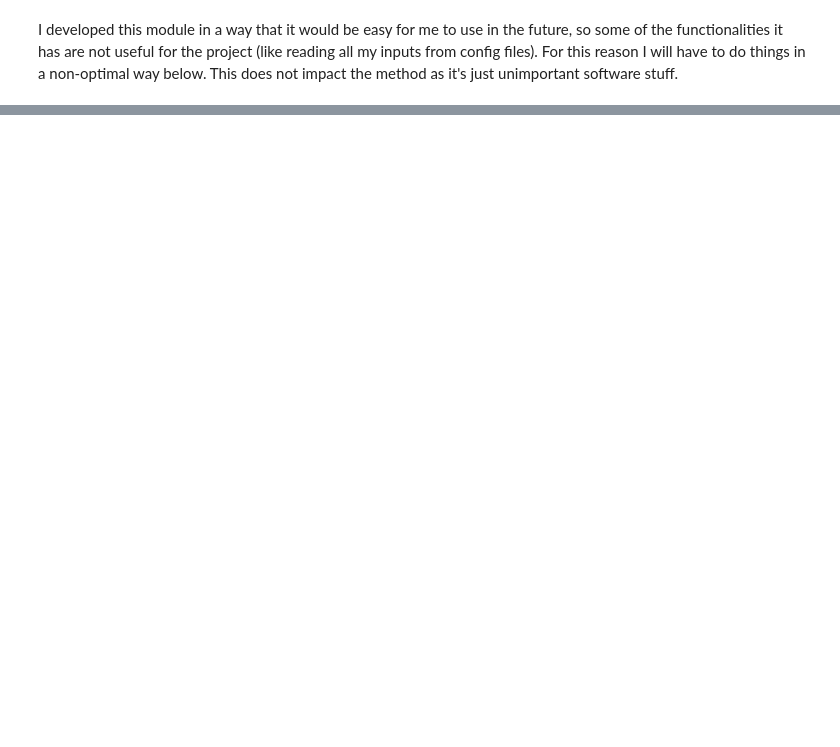
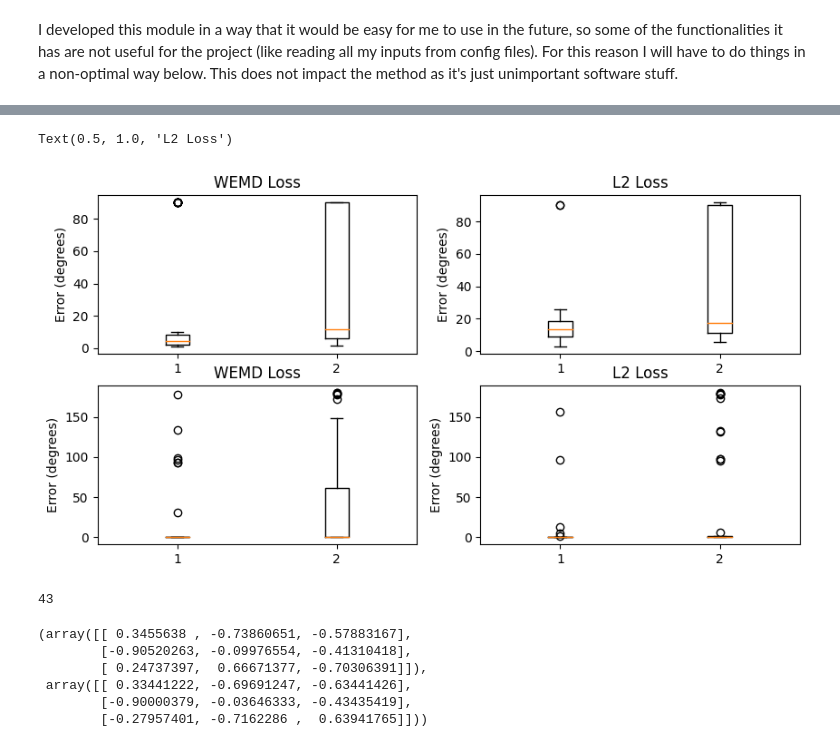
Before and after one commit to DSilva27/snds_631_finalproject_DSilva, a Jupyter notebook: report_results/report_figures.ipynb, the cells around one changed output, grey strips where cells are left out. Cells and saved outputs as stored; diff of their text form; code cells hidden in the pictures; blank space fills up the shorter version.

Commit message:
implement code for generating figures

```diff
--- a/report_results/report_figures.ipynb
+++ b/report_results/report_figures.ipynb
@@ -243,0 +82,54 @@ results = run_align_test(vol_fnames, n_iter, config, param_setups)
+# %%
+error_optim_wemd = []
+error_optim_l2 = []
+error_refin_wemd = []
+error_refin_l2 = []
+
+for i in range(results_refine["true_mtx"].shape[1]):
+
+    true_mtx = results_refine["true_mtx"][0, i]
+    optim_mtx_wemd = results_refine["optim_max_wemd"][0, i]
+    refin_mtx_wemd = results_refine["refin_max_wemd"][0, i]
+    optim_mtx_l2 = results_refine["optim_max_l2"][0, i]
+    refin_mtx_l2 = results_refine["refin_max_l2"][0, i]
+
+    error_optim_wemd.append(np.linalg.norm(true_mtx - optim_mtx_wemd, axis=(1, 2), ord=2))
+    error_refin_wemd.append(np.linalg.norm(true_mtx - refin_mtx_wemd, axis=(1, 2), ord=2))
+    error_optim_l2.append(np.linalg.norm(true_mtx -optim_mtx_l2, axis=(1, 2), ord=2))
+    error_refin_l2.append(np.linalg.norm(true_mtx -refin_mtx_l2, axis=(1, 2), ord=2))
+# %%
+import matplotlib.pyplot as plt
+
+fig, ax = plt.subplots(2, 2, figsize=(10, 5))
+
+ax[0, 0].boxplot(error_optim_wemd)
+#ax[0].set_xticklabels(["P1", "P2"])
+ax[0, 0].set_ylabel("Error (degrees)")
+ax[0, 0].set_title("WEMD Loss")
+
+ax[0, 1].boxplot(error_optim_l2)
+#ax[1].set_xticklabels(["P1", "P2"])
+ax[0, 1].set_ylabel("Error (degrees)")
+ax[0, 1].set_title("L2 Loss")
+
+ax[1, 0].boxplot(error_refin_wemd)
+#ax[0].set_xticklabels(["P1", "P2"])
+ax[1, 0].set_ylabel("Error (degrees)")
+ax[1, 0].set_title("WEMD Loss")
+ax[1, 1].boxplot(error_refin_l2)
+
+#ax[1].set_xticklabels(["P1", "P2"])
+ax[1, 1].set_ylabel("Error (degrees)")
+ax[1, 1].set_title("L2 Loss")
+
+# ax[0, 0].set_ylim([0.0, 5.0])
+# ax[0, 1].set_ylim([0.0, 5.0])
+# ax[1, 0].set_ylim([0.0, 5.0])
+# ax[1, 1].set_ylim([0.0, 5.0])
+# %% [output]
+Text(0.5, 1.0, 'L2 Loss')
+[figure, added]
+# %%
+np.argmax(error_optim_wemd[0])
+# %% [output]
+43
@@ -243,0 +140,9 @@ results = run_align_test(vol_fnames, n_iter, config, param_setups)
+# %%
+true_mtx, optim_mtx
+# %% [output]
+(array([[ 0.3455638 , -0.73860651, -0.57883167],
+        [-0.90520263, -0.09976554, -0.41310418],
+        [ 0.24737397,  0.66671377, -0.70306391]]),
+ array([[ 0.33441222, -0.69691247, -0.63441426],
+        [-0.90000379, -0.03646333, -0.43435419],
+        [-0.27957401, -0.7162286 ,  0.63941765]]))
```
Also changed, not shown: parts of 15 cells of this notebook, 8 other files.
